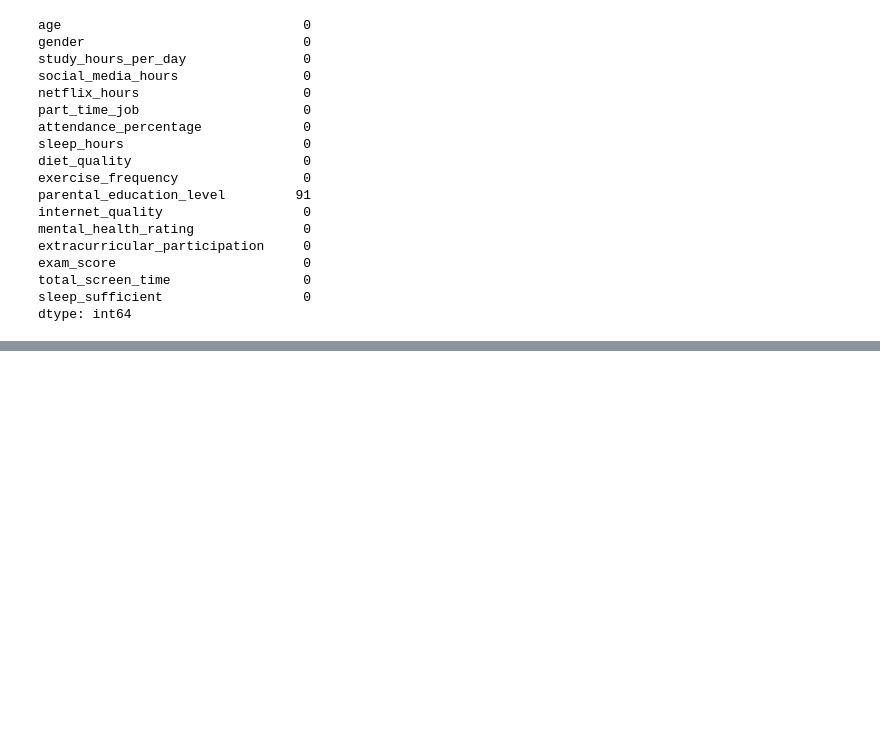
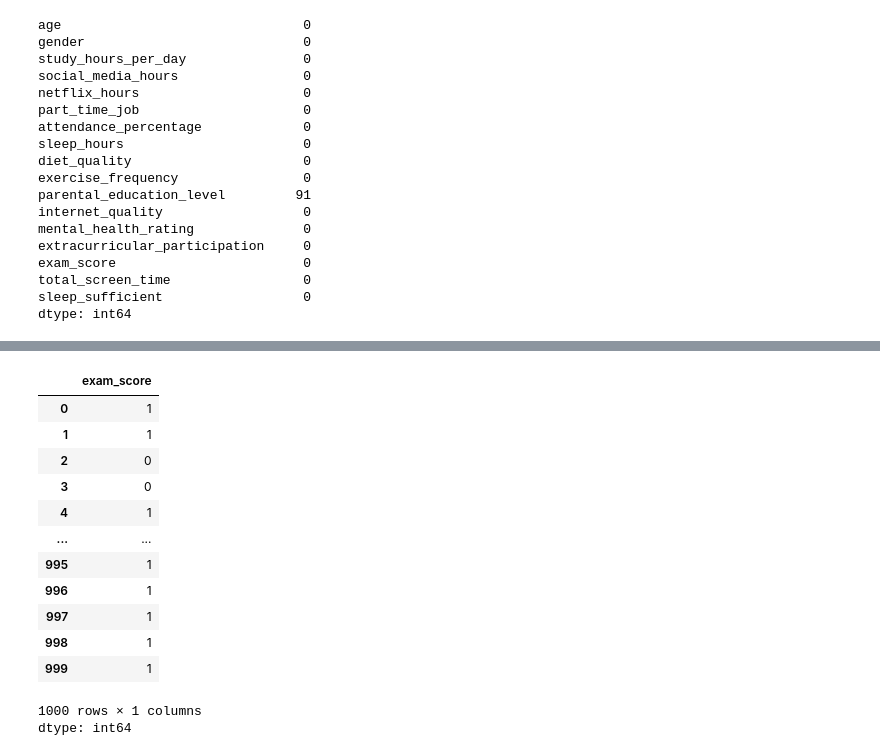
Before and after one commit to tausif04/Data-Mining-and-Machine-Learning-Lab, a Jupyter notebook: DMML_Lab3.ipynb, the cells around one changed output, grey strips where cells are left out. Drawn from its saved outputs; the diff is of its cells as text; code cells hidden in the pictures; blank space fills up the shorter version.

```diff
--- a/DMML_Lab3.ipynb
+++ b/DMML_Lab3.ipynb
@@ -163,0 +172,19 @@ print(RMSE)
+# %%
+data_classifier = df.copy()
+data_classifier['exam_score'] = (data_classifier['exam_score'] >= -1.7527541203049226 )*1
+data_classifier['exam_score']
+# %% [output]
+|  | exam_score |
+| 0 | 1 |
+| 1 | 1 |
+| 2 | 0 |
+| 3 | 0 |
+| 4 | 1 |
+| ... | ... |
+| 995 | 1 |
+| 996 | 1 |
+| 997 | 1 |
+| 998 | 1 |
+| 999 | 1 |
+1000 rows × 1 columns
+dtype: int64
```
Also changed, not shown: parts of 10 cells of this notebook.
